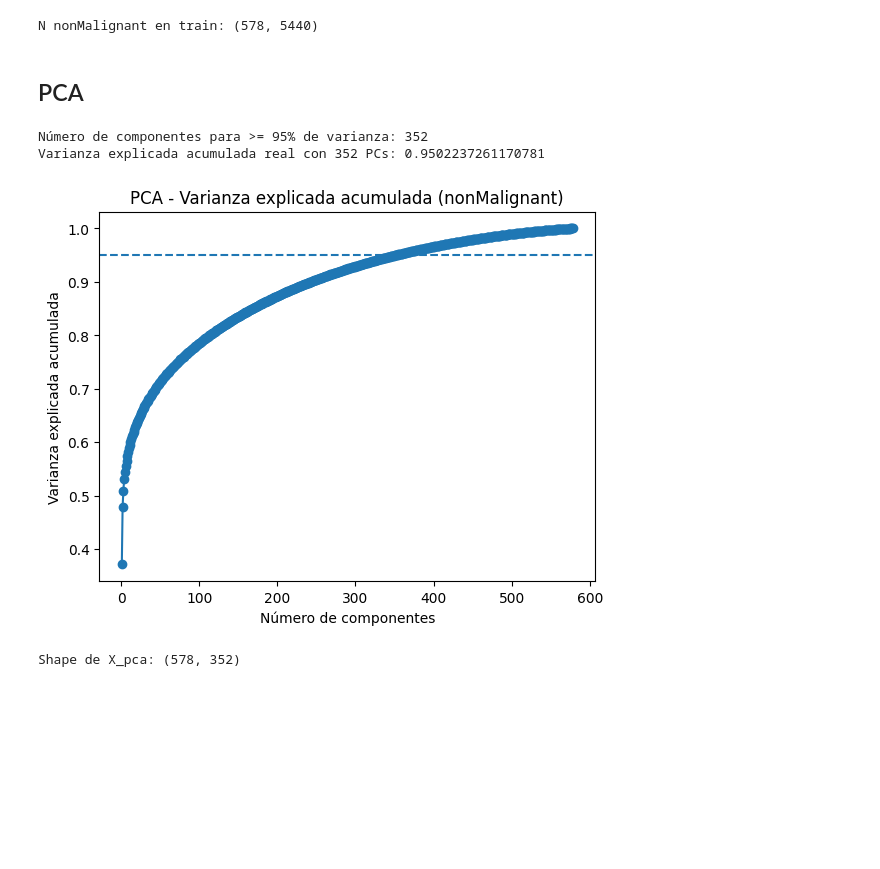
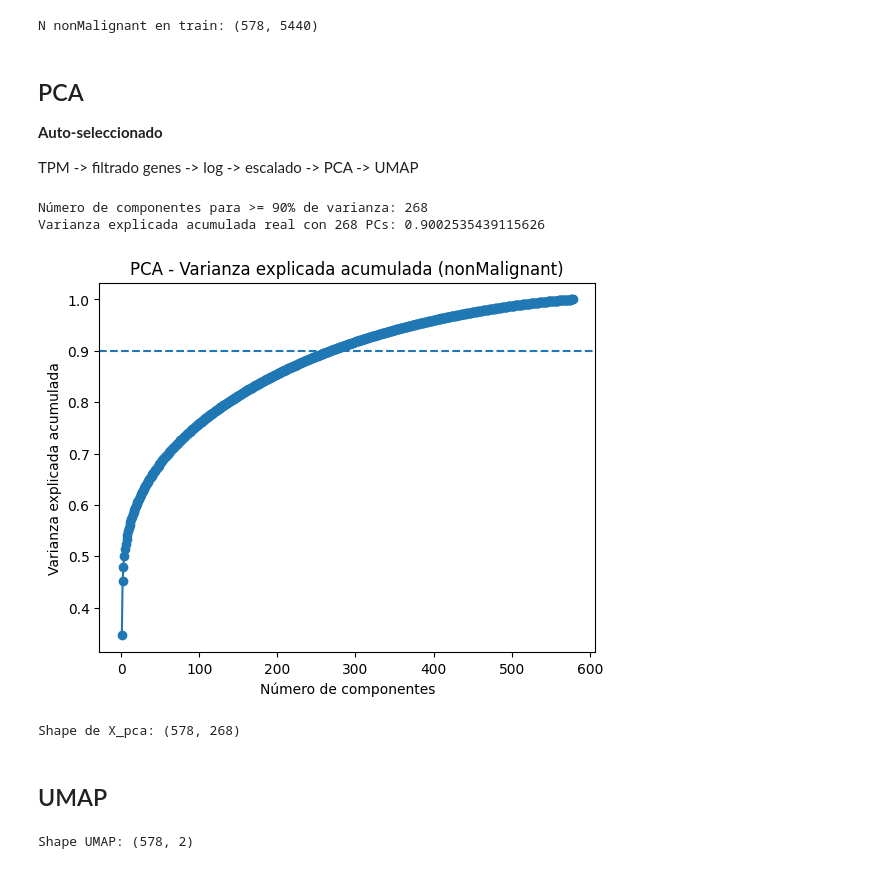
Before and after one commit to MisterMito/TFM, a Jupyter notebook: notebooks/1.1-ssic-eda-poblacional-heterogeneidad-nonmalignant.ipynb, the cells around one changed output. Cells and saved outputs as stored; diff of their text form; code cells hidden in the pictures; blank space fills up the shorter version.

Commit message:
Feat: Diseñamos Hicimos UMAP de los resultados del PCA e hicimos la clusterización automática  y sacamos métricas del mismo

```diff
--- a/notebooks/1.1-ssic-eda-poblacional-heterogeneidad-nonmalignant.ipynb
+++ b/notebooks/1.1-ssic-eda-poblacional-heterogeneidad-nonmalignant.ipynb
@@ -166,49 +167,54 @@ print("N nonMalignant en train:", X_nm.shape)
 N nonMalignant en train: (578, 5440)
 # %%
 # Filtrar genes con muy baja varianza
-var = X_nm.var(axis=0)
 
-var_threshold = np.percentile(var, 10)
-high_var_genes = var[var > var_threshold].index
+#var = X_nm.var(axis=0)
+#var_threshold = np.percentile(var, 10)
+#high_var_genes = var[var > var_threshold].index
 
-X_nm_hv = X_nm[high_var_genes]
+#X_nm_hv = X_nm[high_var_genes]
 
-X_nm_log = np.log1p(X_nm_hv)
+X_nm_log = np.log1p(X_nm) #X_nm_hv
 
 scaler = StandardScaler()
 X_nm_scaled = scaler.fit_transform(X_nm_log)
 # %% [markdown]
 ## PCA
+**Auto-seleccionado**
+
+TPM -> filtrado genes -> log -> escalado -> PCA -> UMAP
 # %%
 pca_full = PCA(random_state=RANDOM_STATE)
 pca_full.fit(X_nm_scaled)
 
 var_ratio = pca_full.explained_variance_ratio_
 cum_var_ratio = np.cumsum(var_ratio)
 
-threshold = 0.95
+threshold = 0.90
 n_components = int(np.searchsorted(cum_var_ratio, threshold) + 1)
 
 print(f"\nNúmero de componentes para >= {threshold*100:.0f}% de varianza:",
       n_components)
 print(f"Varianza explicada acumulada real con {n_components} PCs:",
       cum_var_ratio[n_components - 1])
 
 plt.figure()
 plt.plot(range(1, len(cum_var_ratio) + 1), cum_var_ratio, marker="o")
 plt.axhline(threshold, linestyle="--")
 plt.xlabel("Número de componentes")
 plt.ylabel("Varianza explicada acumulada")
 plt.title("PCA - Varianza explicada acumulada (nonMalignant)")
 plt.show()
 # %% [output]
-Número de componentes para >= 95% de varianza: 352
-Varianza explicada acumulada real con 352 PCs: 0.9502237261170781
+Número de componentes para >= 90% de varianza: 268
+Varianza explicada acumulada real con 268 PCs: 0.9002535439115626
-[figure, old version]
+[figure, new version]
 # %%
 pca = PCA(n_components=n_components, random_state=RANDOM_STATE)
 X_pca = pca.fit_transform(X_nm_scaled)
 
 print("Shape de X_pca:", X_pca.shape)
 # %% [output]
-Shape de X_pca: (578, 352)
+Shape de X_pca: (578, 268)
+# %% [markdown]
+## UMAP
@@ -214,0 +243,11 @@ Shape de X_pca: (578, 352)
+# %%
+X_umap, umap_model = compute_umap_from_pca(
+    X_pca,
+    n_neighbors=15,
+    min_dist=0.3,
+    random_state=RANDOM_STATE,
+)
+
+print("Shape UMAP:", X_umap.shape)
+# %% [output]
+Shape UMAP: (578, 2)
```
Also changed, not shown: parts of 15 cells of this notebook.
